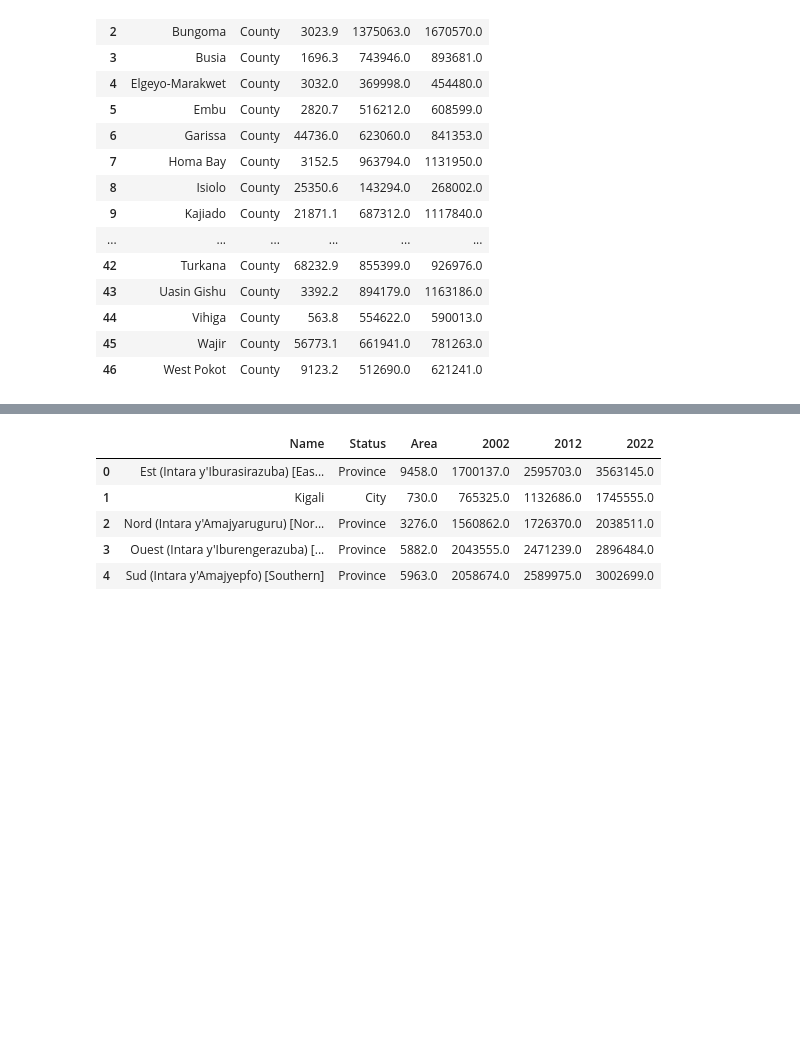
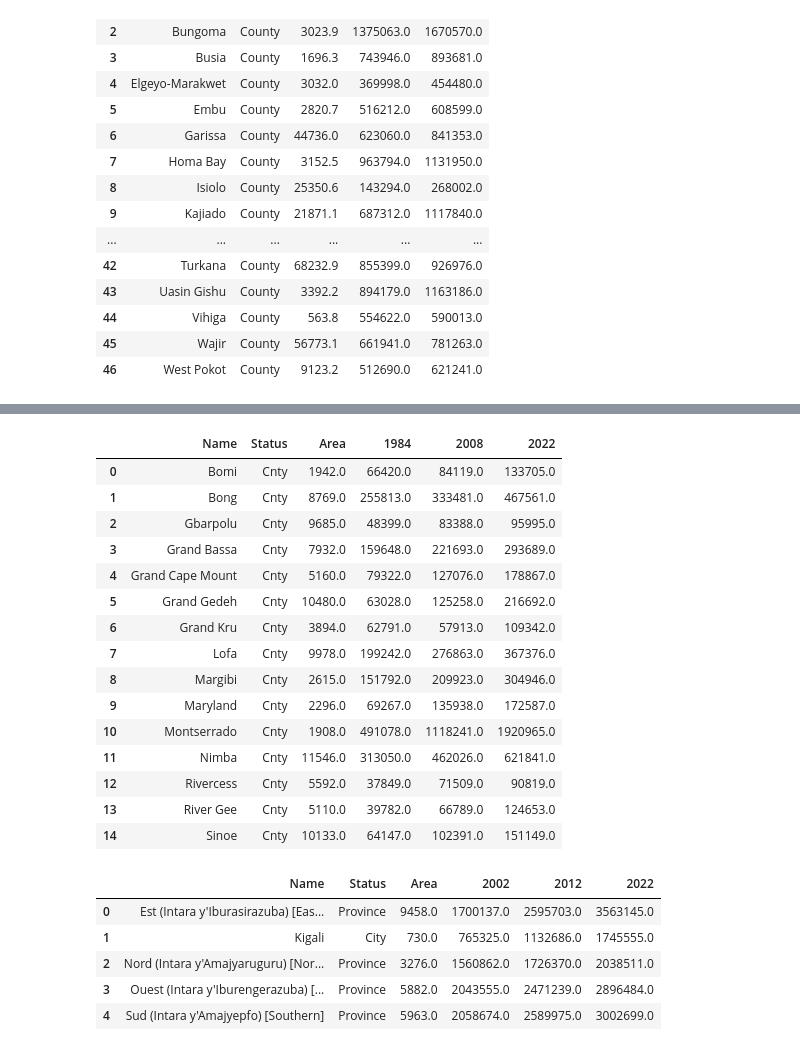
Before and after one commit to CabooseExia/Geospatial-practice, a Jupyter notebook: citypopulation_webscraper.ipynb, the cells around one changed output, grey strips where cells are left out. Saved outputs shown, nothing was run; the diff lists cells and outputs as text; code cells hidden in the pictures; blank space fills up the shorter version.

```diff
--- a/citypopulation_webscraper.ipynb
+++ b/citypopulation_webscraper.ipynb
@@ -398,6 +483,27 @@ liberia_df
 | 12 | Rivercess | RI | Cestos City | 5113 | 47542 | 71141 | ... |
 | 13 | River Gee | RG | Fish Town | 5110 | 39782 | 66679 | ... |
 | 14 | Sinoe | SI | Greenville | 10133 | 64147 | 102391 | ... |
+# %%
+page = requests.get(f"https://www.citypopulation.de/en/liberia/")
+liberia_df, year = make_df_blank(page)
+liberia_df
+# %% [output]
+|  | Name | Status | Area | 1984 | 2008 | 2022 |
+| 0 | Bomi | Cnty | 1942.0 | 66420.0 | 84119.0 | 133705.0 |
+| 1 | Bong | Cnty | 8769.0 | 255813.0 | 333481.0 | 467561.0 |
+| 2 | Gbarpolu | Cnty | 9685.0 | 48399.0 | 83388.0 | 95995.0 |
+| 3 | Grand Bassa | Cnty | 7932.0 | 159648.0 | 221693.0 | 293689.0 |
+| 4 | Grand Cape Mount | Cnty | 5160.0 | 79322.0 | 127076.0 | 178867.0 |
+| 5 | Grand Gedeh | Cnty | 10480.0 | 63028.0 | 125258.0 | 216692.0 |
+| 6 | Grand Kru | Cnty | 3894.0 | 62791.0 | 57913.0 | 109342.0 |
+| 7 | Lofa | Cnty | 9978.0 | 199242.0 | 276863.0 | 367376.0 |
+| 8 | Margibi | Cnty | 2615.0 | 151792.0 | 209923.0 | 304946.0 |
+| 9 | Maryland | Cnty | 2296.0 | 69267.0 | 135938.0 | 172587.0 |
+| 10 | Montserrado | Cnty | 1908.0 | 491078.0 | 1118241.0 | 1920965.0 |
+| 11 | Nimba | Cnty | 11546.0 | 313050.0 | 462026.0 | 621841.0 |
+| 12 | Rivercess | Cnty | 5592.0 | 37849.0 | 71509.0 | 90819.0 |
+| 13 | River Gee | Cnty | 5110.0 | 39782.0 | 66789.0 | 124653.0 |
+| 14 | Sinoe | Cnty | 10133.0 | 64147.0 | 102391.0 | 151149.0 |
 # %%
 page = requests.get(f"https://www.citypopulation.de/en/rwanda/admin/")
 rwanda_df, year = make_df_admin(page)
```
Also changed, not shown: parts of 9 cells of this notebook.
